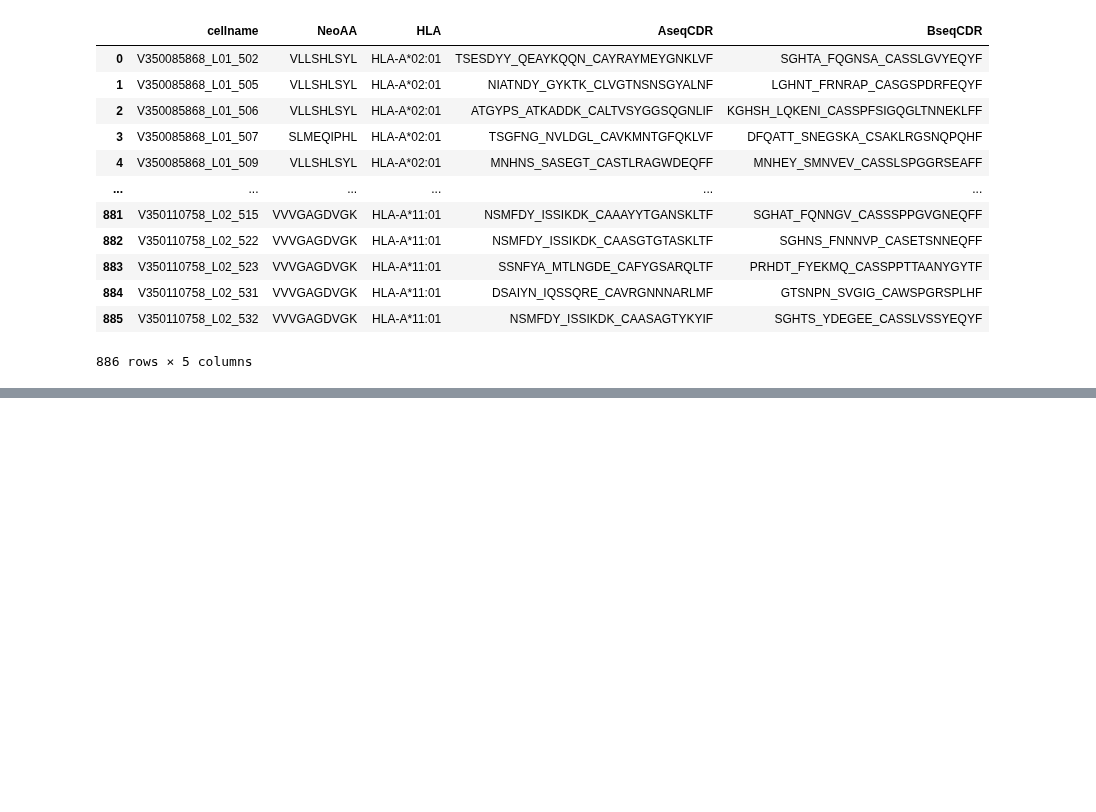
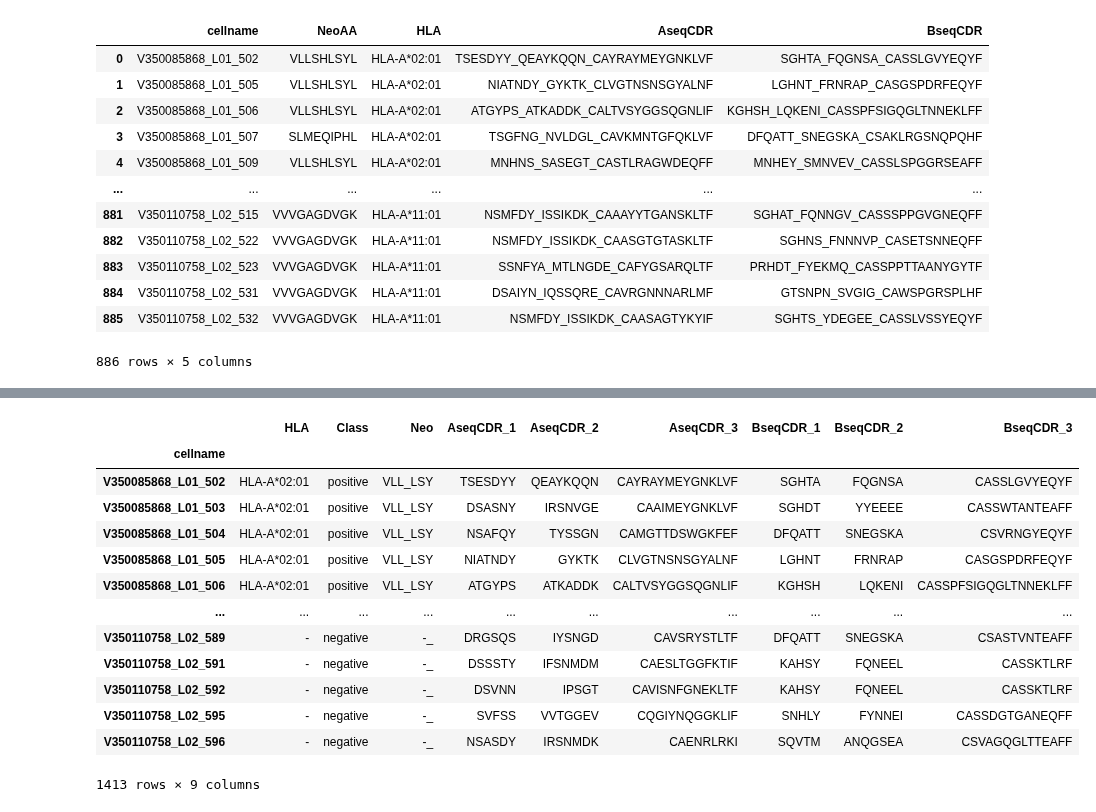
Before and after one commit to cb11711211/pMHC-TCR-binding-prediction, a Jupyter notebook: prediction_model/testing_diverse_model.ipynb, the cells around one changed output, grey strips where cells are left out. Saved outputs shown, nothing was run; the diff lists cells and outputs as text; code cells hidden in the pictures; blank space fills up the shorter version.

Commit message:
lastest data analyze

```diff
--- a/prediction_model/testing_diverse_model.ipynb
+++ b/prediction_model/testing_diverse_model.ipynb
@@ -323,3 +323,6 @@ df
 | 884 | V350110758_L02_531 | VVVGAGDVGK | HLA-A*11:01 | DSAIYN_IQSSQRE_CAVRGNNNARLMF | GTSNPN_SVGIG_CAWSPGRSPLHF |
 | 885 | V350110758_L02_532 | VVVGAGDVGK | HLA-A*11:01 | NSMFDY_ISSIKDK_CAASAGTYKYIF | SGHTS_YDEGEE_CASSLVSSYEQYF |
 886 rows × 5 columns
+# %%
+file_path = '/home/wuxinchao/data/project/data/seqData/TCR-pMHC_Info_20230220.xlsx'
+df = pd.read_excel(file_path)
@@ -325,0 +332,4 @@ df
+# %%
+df = df[["Class", "cellname", "NeoAA", "chain", "HLA", "aaSeqCDR1", "aaSeqCDR2", "aaSeqCDR3"]]
+pos_data = df.loc[df['Class'] == 'positive'] # 2296 samples of positive data
+neg_data = df.loc[df['Class'] == 'negative'] # 518 samples of negative data
@@ -325,0 +338,9 @@ df
+# %%
+df = df.set_index(['cellname', "chain"])
+# extract the NeoAA, HLA, and aaSeqCDR columns
+df = df[["NeoAA", "HLA", "aaSeqCDR1", "aaSeqCDR2", "aaSeqCDR3", "Class"]]
+df["aaSeqCDR"] = df[df.columns[2:-1]].apply(
+    # lambda x: x[0] + 'X' * (7 - len(x[0])) + x[1] + x[2],
+    lambda x: '_'.join(x.dropna().astype(str)),
+    axis=1
+)
@@ -326,3 +417,28 @@ df
+# %%
+df["Neo"] = df["NeoAA"].str.slice(0,3) + "_" + df["NeoAA"].str.slice(-4,-1)
+df.drop(columns=["NeoAA"], inplace=True)
+for chain in ["AseqCDR", "BseqCDR"]:
+    df[chain+"_1"] = df[chain].str.split("_").str[0]
+    df[chain+"_2"] = df[chain].str.split("_").str[1]
+    df[chain+"_3"] = df[chain].str.split("_").str[2]
+    df.drop(columns=[chain], inplace=True)
+# %%
+df
+# %% [output]
+|  | HLA | Class | Neo | AseqCDR_1 | AseqCDR_2 | AseqCDR_3 | BseqCDR_1 | BseqCDR_2 | BseqCDR_3 |
+| cellname |  |  |  |  |  |  |  |  |  |
+| V350085868_L01_502 | HLA-A*02:01 | positive | VLL_LSY | TSESDYY | QEAYKQQN | CAYRAYMEYGNKLVF | SGHTA | FQGNSA | CASSLGVYEQYF |
+| V350085868_L01_503 | HLA-A*02:01 | positive | VLL_LSY | DSASNY | IRSNVGE | CAAIMEYGNKLVF | SGHDT | YYEEEE | CASSWTANTEAFF |
+| V350085868_L01_504 | HLA-A*02:01 | positive | VLL_LSY | NSAFQY | TYSSGN | CAMGTTDSWGKFEF | DFQATT | SNEGSKA | CSVRNGYEQYF |
+| V350085868_L01_505 | HLA-A*02:01 | positive | VLL_LSY | NIATNDY | GYKTK | CLVGTNSNSGYALNF | LGHNT | FRNRAP | CASGSPDRFEQYF |
+| V350085868_L01_506 | HLA-A*02:01 | positive | VLL_LSY | ATGYPS | ATKADDK | CALTVSYGGSQGNLIF | KGHSH | LQKENI | CASSPFSIGQGLTNNEKLFF |
+| ... | ... | ... | ... | ... | ... | ... | ... | ... | ... |
+| V350110758_L02_589 | - | negative | -_ | DRGSQS | IYSNGD | CAVSRYSTLTF | DFQATT | SNEGSKA | CSASTVNTEAFF |
+| V350110758_L02_591 | - | negative | -_ | DSSSTY | IFSNMDM | CAESLTGGFKTIF | KAHSY | FQNEEL | CASSKTLRF |
+| V350110758_L02_592 | - | negative | -_ | DSVNN | IPSGT | CAVISNFGNEKLTF | KAHSY | FQNEEL | CASSKTLRF |
+| V350110758_L02_595 | - | negative | -_ | SVFSS | VVTGGEV | CQGIYNQGGKLIF | SNHLY | FYNNEI | CASSDGTGANEQFF |
+| V350110758_L02_596 | - | negative | -_ | NSASDY | IRSNMDK | CAENRLRKI | SQVTM | ANQGSEA | CSVAGQGLTTEAFF |
+1413 rows × 9 columns
 # %%
 import random
 import tqdm
```
Also changed, not shown: parts of 4 cells of this notebook.
